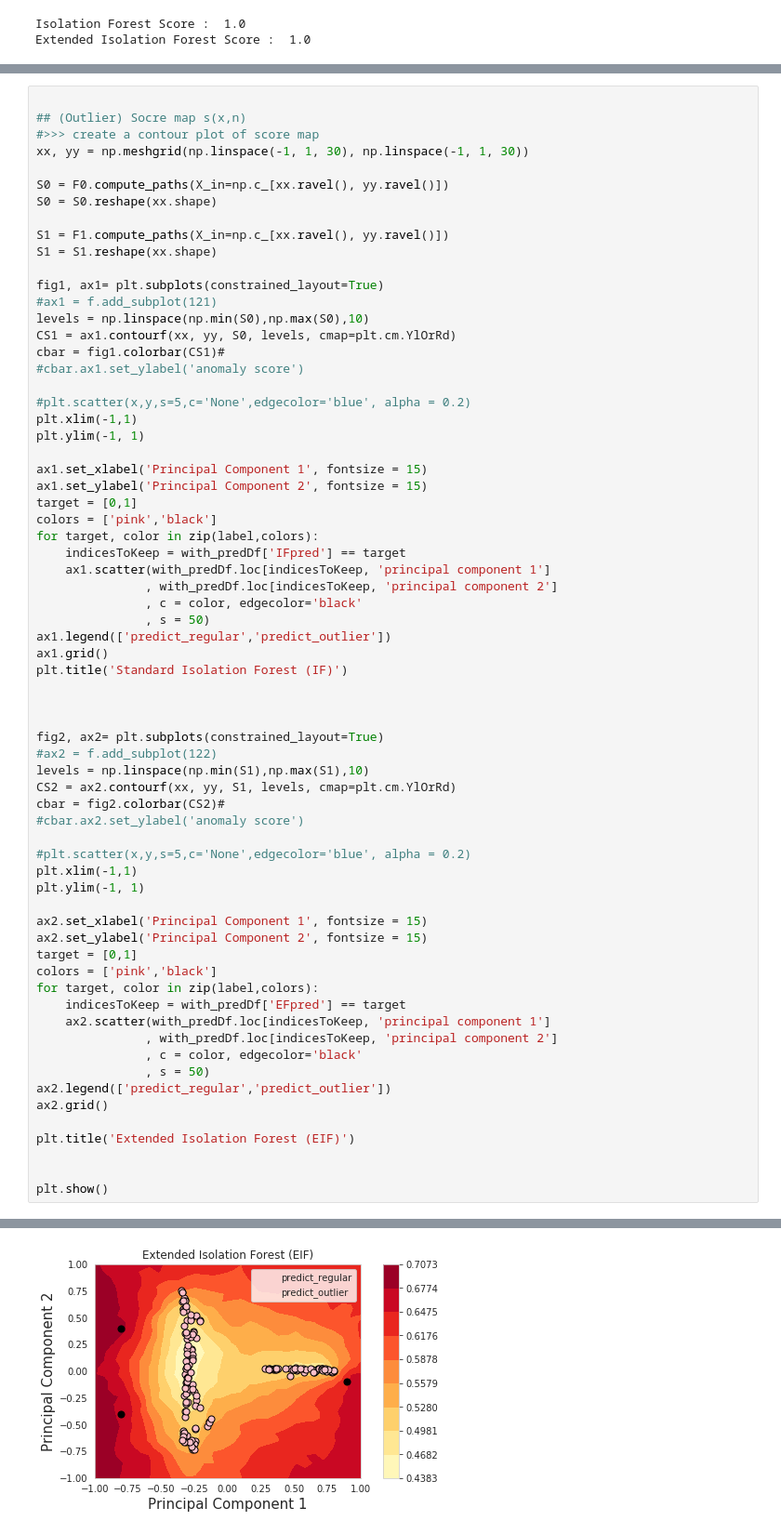
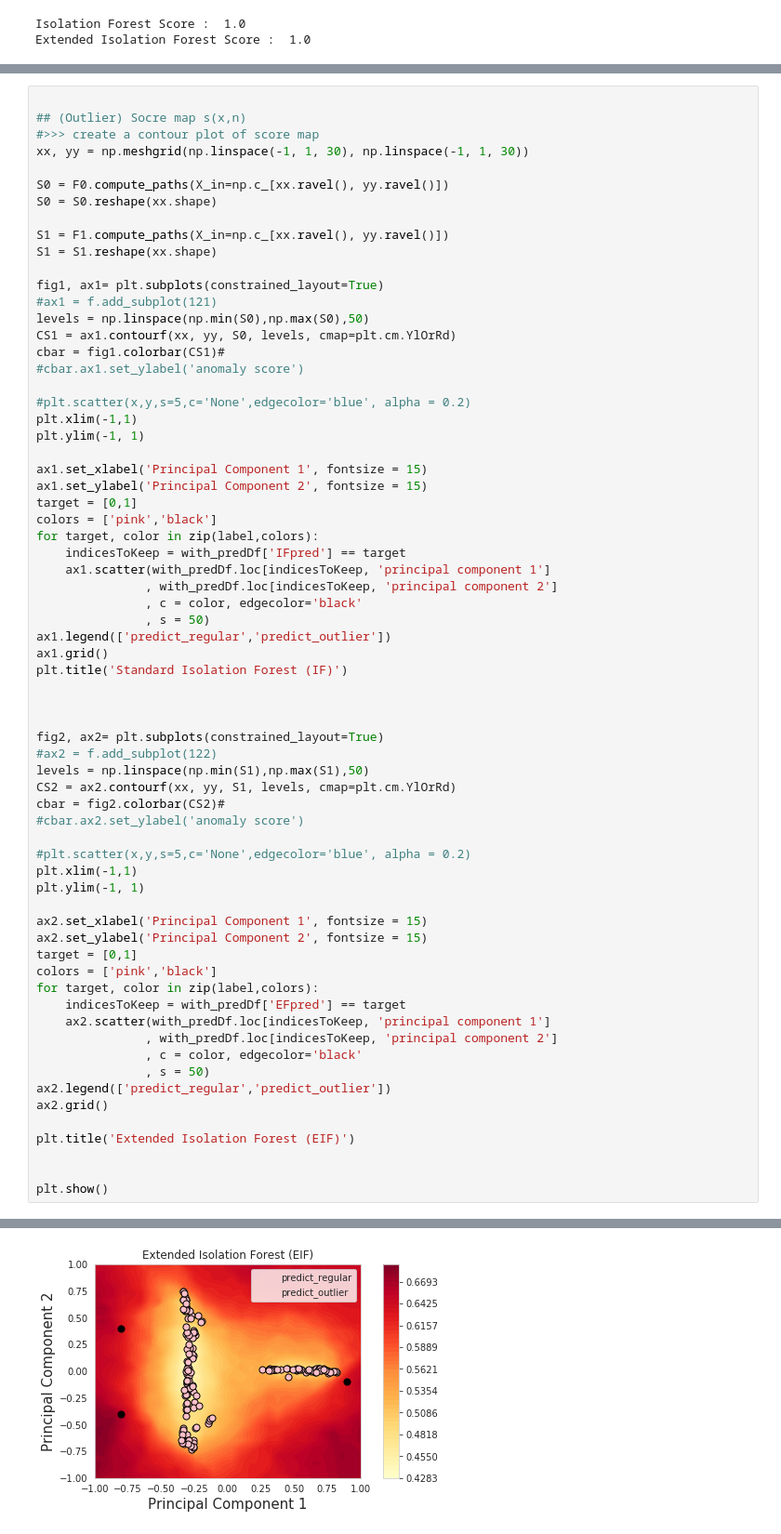
Before and after one commit to NeuroDataDesign/team-forbidden-forest, a Jupyter notebook: Mai_Rajborirug/NDD_10_21_2019_EFinIRIS.ipynb, the cells around one changed output, grey strips where cells are left out. Shown: that part at 93% size. Drawn from its saved outputs; the diff is of its cells as text.

```diff
--- a/Mai_Rajborirug/NDD_10_21_2019_EFinIRIS.ipynb
+++ b/Mai_Rajborirug/NDD_10_21_2019_EFinIRIS.ipynb
@@ -198,7 +198,7 @@ S1 = S1.reshape(xx.shape)
 
 fig1, ax1= plt.subplots(constrained_layout=True)
 #ax1 = f.add_subplot(121)
-levels = np.linspace(np.min(S0),np.max(S0),10)
+levels = np.linspace(np.min(S0),np.max(S0),50)
 CS1 = ax1.contourf(xx, yy, S0, levels, cmap=plt.cm.YlOrRd)
 cbar = fig1.colorbar(CS1)#
 #cbar.ax1.set_ylabel('anomaly score')
@@ -225,7 +225,7 @@ plt.title('Standard Isolation Forest (IF)')
 
 fig2, ax2= plt.subplots(constrained_layout=True)
 #ax2 = f.add_subplot(122)
-levels = np.linspace(np.min(S1),np.max(S1),10)
+levels = np.linspace(np.min(S1),np.max(S1),50)
 CS2 = ax2.contourf(xx, yy, S1, levels, cmap=plt.cm.YlOrRd)
 cbar = fig2.colorbar(CS2)#
 #cbar.ax2.set_ylabel('anomaly score')
@@ -256,3 +256,3 @@ plt.show()
-[figure, old version]
+[figure, new version]
 # %%
 clf.fit(with_outlierDf.values)
```
Also changed, not shown: parts of 9 cells of this notebook.
